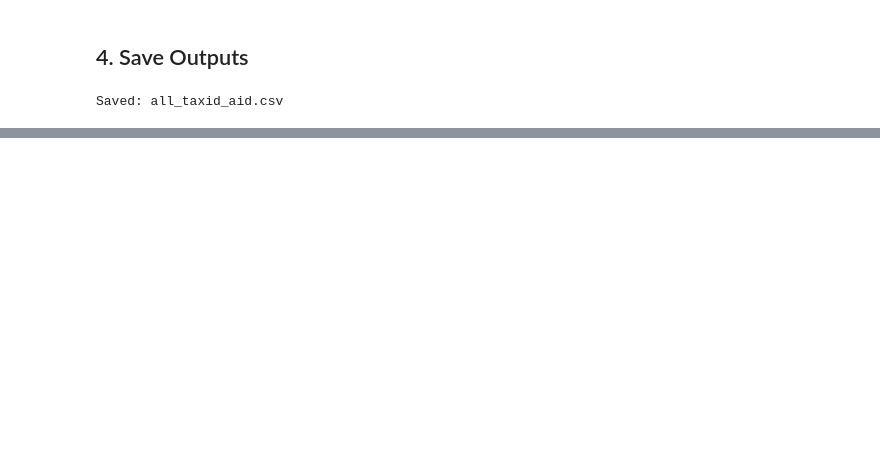
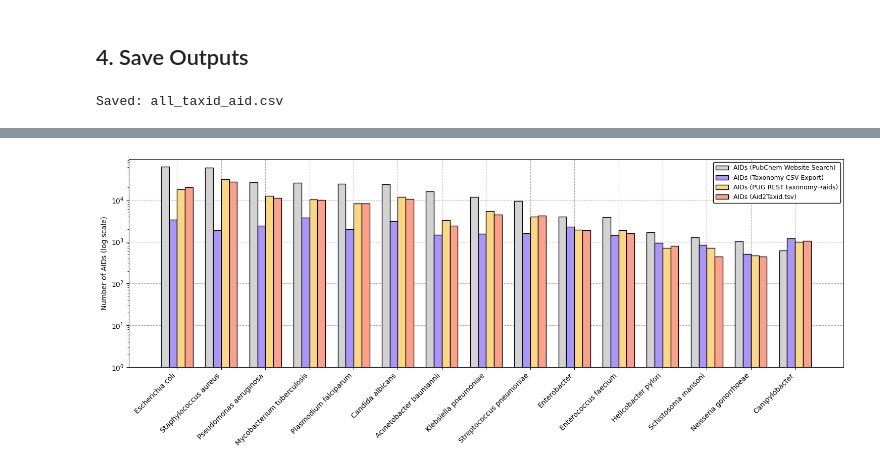
Before and after one commit to ersilia-os/pubchem-antimicrobial-tasks, a Jupyter notebook: notebooks/01_Taxonomy_ID_and_AIDs.ipynb, the cells around one changed output, grey strips where cells are left out. Saved outputs shown, nothing was run; the diff lists cells and outputs as text; code cells hidden in the pictures; blank space fills up the shorter version.

```diff
--- a/notebooks/01_Taxonomy_ID_and_AIDs.ipynb
+++ b/notebooks/01_Taxonomy_ID_and_AIDs.ipynb
@@ -196,0 +499,11 @@ Saved: all_taxid_aid.csv
+# %%
+# 3. Count AIDs per pathogen
+summary_aid2tax = (
+    df_merged.groupby("Pathogen")["AID"]
+    .nunique()
+    .reset_index(name="Aid2Taxid_AIDs")
+    .sort_values("Aid2Taxid_AIDs", ascending=False)
+    .reset_index(drop=True)
+)
+
+summary_aid2tax
@@ -196,0 +527,6 @@ Saved: all_taxid_aid.csv
+# %%
+aid2tax_dict = dict(zip(summary_aid2tax["Pathogen"], summary_aid2tax["Aid2Taxid_AIDs"]))
+summary_by_pathogen["Aid2Taxid_AIDs"] = summary_by_pathogen["Pathogen"].map(aid2tax_dict)
+summary_by_pathogen = summary_by_pathogen.sort_values("PubChem_Web_AIDs", ascending=False).reset_index(drop=True)
+
+summary_by_pathogen
@@ -196,0 +550,73 @@ Saved: all_taxid_aid.csv
+# %%
+# Extract arrays
+labels           = summary_by_pathogen["Pathogen"].values
+PubChem_Web_AIDs = summary_by_pathogen["PubChem_Web_AIDs"].values
+Taxonomy_AIDs    = summary_by_pathogen["Taxonomy_AIDs"].values
+PUGREST_AIDs     = summary_by_pathogen["PUGREST_AIDs"].values
+Aid2Taxid_AIDs   = summary_by_pathogen["Aid2Taxid_AIDs"].values
+
+N = len(labels)
+x = np.arange(N)
+
+bar_width = 0.18   # narrower to fit 4 bars
+
+plt.figure(figsize=(15, 6))
+
+# 1. LEFT BAR → PubChem Web UI (gray)
+plt.bar(
+    x - 1.5*bar_width,
+    PubChem_Web_AIDs,
+    width=bar_width,
+    color="#D2D2D2",
+    ec="black",
+    zorder=2,
+    label="AIDs (PubChem Website Search)"
+)
+
+# 2. SECOND BAR → Taxonomy CSV (purple)
+plt.bar(
+    x - 0.5*bar_width,
+    Taxonomy_AIDs,
+    width=bar_width,
+    color="#AA96FA",
+    ec="black",
+    zorder=2,
+    label="AIDs (Taxonomy CSV Export)"
+)
+
+# 3. THIRD BAR → PUG REST (yellow)
+plt.bar(
+    x + 0.5*bar_width,
+    PUGREST_AIDs,
+    width=bar_width,
+    color="#FAD782",
+    ec="black",
+    zorder=2,
+    label="AIDs (PUG REST taxonomy→aids)"
+)
+
+# 4. RIGHT BAR → Aid2Taxid (salmon)
+plt.bar(
+    x + 1.5*bar_width,
+    Aid2Taxid_AIDs,
+    width=bar_width,
+    color="#FAA08B",
+    ec="black",
+    zorder=2,
+    label="AIDs (Aid2Taxid.tsv)"
+)
+
+# Aesthetics
+plt.yscale("log")
+plt.ylim([1, max(PubChem_Web_AIDs) * 1.5])
+
+plt.xticks(x, labels, rotation=45, ha="right")
+plt.ylabel("Number of AIDs (log scale)")
+
+plt.grid(linestyle="--", zorder=1)
+plt.legend(loc="upper right", framealpha=1, edgecolor="k", prop={"size": 9})
+
+plt.tight_layout()
+plt.show()
+# %% [output]
+[figure, added]
```
Also changed, not shown: parts of 25 cells of this notebook, 1 other file.
